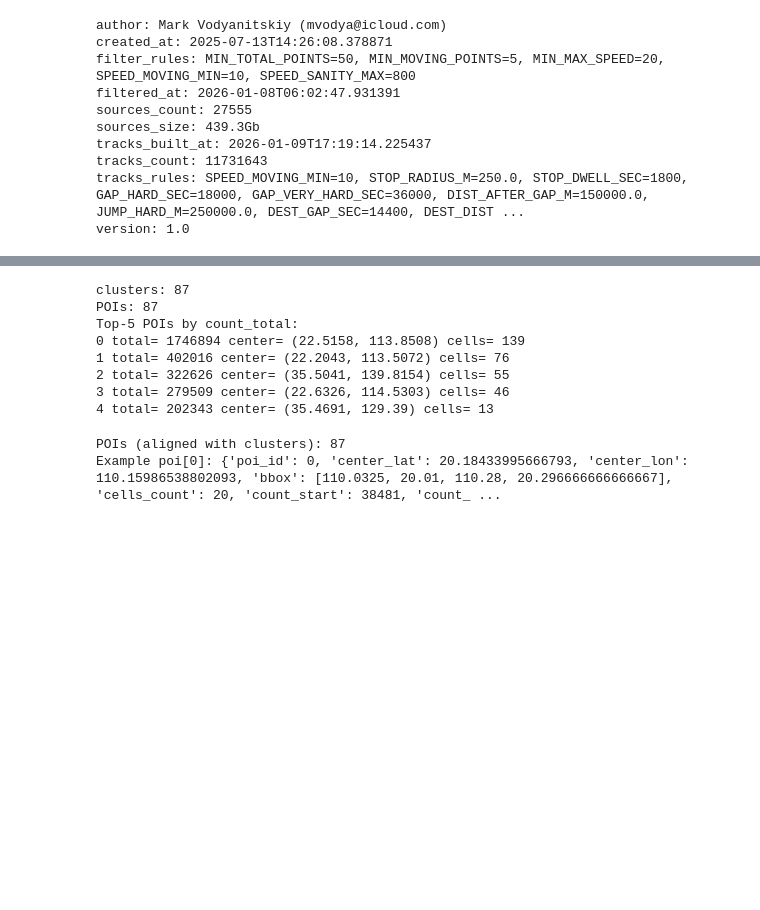
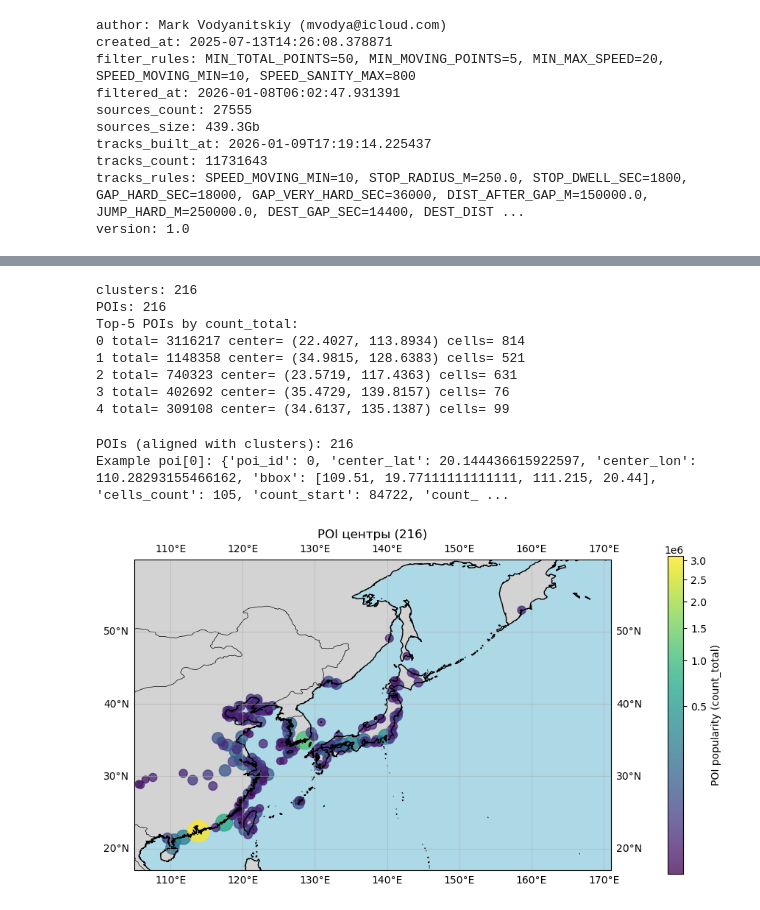
Before and after one commit to mvodya/marinetime-tracer, a Jupyter notebook: research/23-extract-poi.ipynb, the cells around one changed output, grey strips where cells are left out. Saved outputs shown, nothing was run; the diff lists cells and outputs as text; code cells hidden in the pictures; blank space fills up the shorter version.

```diff
--- a/research/23-extract-poi.ipynb
+++ b/research/23-extract-poi.ipynb
@@ -45,14 +45,15 @@ version: 1.0
 extent = (105.0, 171.0, 17.0, 60.0)  # (min_lon, max_lon, min_lat, max_lat)
 
 # Grid resolution
-bins = (1600, 1200)   # (nx, ny)
+# bins = (1600, 1200)   # (nx, ny)
+bins = (1200, 900)   # (nx, ny)
 
 # Порог отбора ячеек
 # Варианты:
 #  - percentile: например 99.5 перцентиль от ненулевых
 #  - absolute: например >= 50 событий (start+end) в ячейке
 threshold_mode = "percentile"
-threshold_value = 99.5
+threshold_value = 96.0
 
 # Минимальный размер кластера (в ячейках)
 min_cluster_cells = 3
@@ -280,14 +281,14 @@ print("Top-5 POIs by count_total:")
 for p in pois[:5]:
     print(p["poi_id"], "total=", p["count_total"], "center=", (round(p["center_lat"],4), round(p["center_lon"],4)), "cells=", p["cells_count"])
 # %% [output]
-clusters: 87
-POIs: 87
+clusters: 216
+POIs: 216
 Top-5 POIs by count_total:
-0 total= 1746894 center= (22.5158, 113.8508) cells= 139
-1 total= 402016 center= (22.2043, 113.5072) cells= 76
-2 total= 322626 center= (35.5041, 139.8154) cells= 55
-3 total= 279509 center= (22.6326, 114.5303) cells= 46
-4 total= 202343 center= (35.4691, 129.39) cells= 13
+0 total= 3116217 center= (22.4027, 113.8934) cells= 814
+1 total= 1148358 center= (34.9815, 128.6383) cells= 521
+2 total= 740323 center= (23.5719, 117.4363) cells= 631
+3 total= 402692 center= (35.4729, 139.8157) cells= 76
+4 total= 309108 center= (34.6137, 135.1387) cells= 99
 # %%
 # Пересобираем POI так, чтобы poi_id == index в clusters (важно для cell->poi)
 pois_raw = build_pois_from_clusters(
@@ -347,8 +348,64 @@ pois = build_pois_from_clusters_no_sort(
 print("POIs (aligned with clusters):", len(pois))
 print("Example poi[0]:", pois[0])
 # %% [output]
-POIs (aligned with clusters): 87
-Example poi[0]: {'poi_id': 0, 'center_lat': 20.18433995666793, 'center_lon': 110.15986538802093, 'bbox': [110.0325, 20.01, 110.28, 20.296666666666667], 'cells_count': 20, 'count_start': 38481, 'count_ ...
+POIs (aligned with clusters): 216
+Example poi[0]: {'poi_id': 0, 'center_lat': 20.144436615922597, 'center_lon': 110.28293155466162, 'bbox': [109.51, 19.77111111111111, 111.215, 20.44], 'cells_count': 105, 'count_start': 84722, 'count_ ...
+# %%
+gamma = 0.35
+
+# --- массивы
+lats = np.array([p["center_lat"] for p in pois], dtype=np.float64)
+lons = np.array([p["center_lon"] for p in pois], dtype=np.float64)
+counts = np.array([p["count_total"] for p in pois], dtype=np.float64)
+ids = np.array([p["poi_id"] for p in pois], dtype=np.int32)
+
+# --- фильтр по extent (чтобы не рисовать за пределами)
+min_lon, max_lon, min_lat, max_lat = map(float, extent)
+in_view = (lons >= min_lon) & (lons <= max_lon) & (lats >= min_lat) & (lats <= max_lat)
+
+lats_v = lats[in_view]
+lons_v = lons[in_view]
+counts_v = counts[in_view]
+ids_v = ids[in_view]
+
+if counts_v.size == 0:
+    print("No POIs in extent:", extent)
+else:
+    cmax = float(counts_v.max())
+    cmax = max(cmax, 1.0)
+    sizes_v = 20.0 + 420.0 * (counts_v / cmax) ** gamma
+
+    fig = plt.figure(figsize=(11, 7))
+    ax = plt.axes(projection=ccrs.PlateCarree())
+    ax.set_extent([min_lon, max_lon, min_lat, max_lat], crs=ccrs.PlateCarree())
+
+    ax.coastlines(resolution="10m")
+    ax.add_feature(cfeature.LAND, facecolor="lightgray")
+    ax.add_feature(cfeature.OCEAN, facecolor="lightblue")
+    ax.add_feature(cfeature.BORDERS, linewidth=0.5)
+    ax.gridlines(draw_labels=True, alpha=0.5)
+
+    vmin = float(counts_v.min())
+    vmin = max(1.0, vmin)
+    norm = PowerNorm(gamma=gamma, vmin=vmin, vmax=cmax)
+
+    sc = ax.scatter(
+        lons_v, lats_v,
+        s=sizes_v,
+        c=counts_v,
+        norm=norm,
+        alpha=0.75,
+        transform=ccrs.PlateCarree(),
+        clip_on=True,
+    )
+
+    cbar = plt.colorbar(sc, ax=ax, orientation="vertical", pad=0.09, shrink=0.8)
+    cbar.set_label("POI popularity (count_total)")
+
+    ax.set_title(f"POI центры ({counts_v.size})", fontsize=12)
+    plt.show()
+# %% [output]
+[figure, added]
 # %%
 ny, nx = heat_total.shape
 cell_to_poi = np.full((ny, nx), -1, dtype=np.int32)
```
Also changed, not shown: parts of 13 cells of this notebook.
